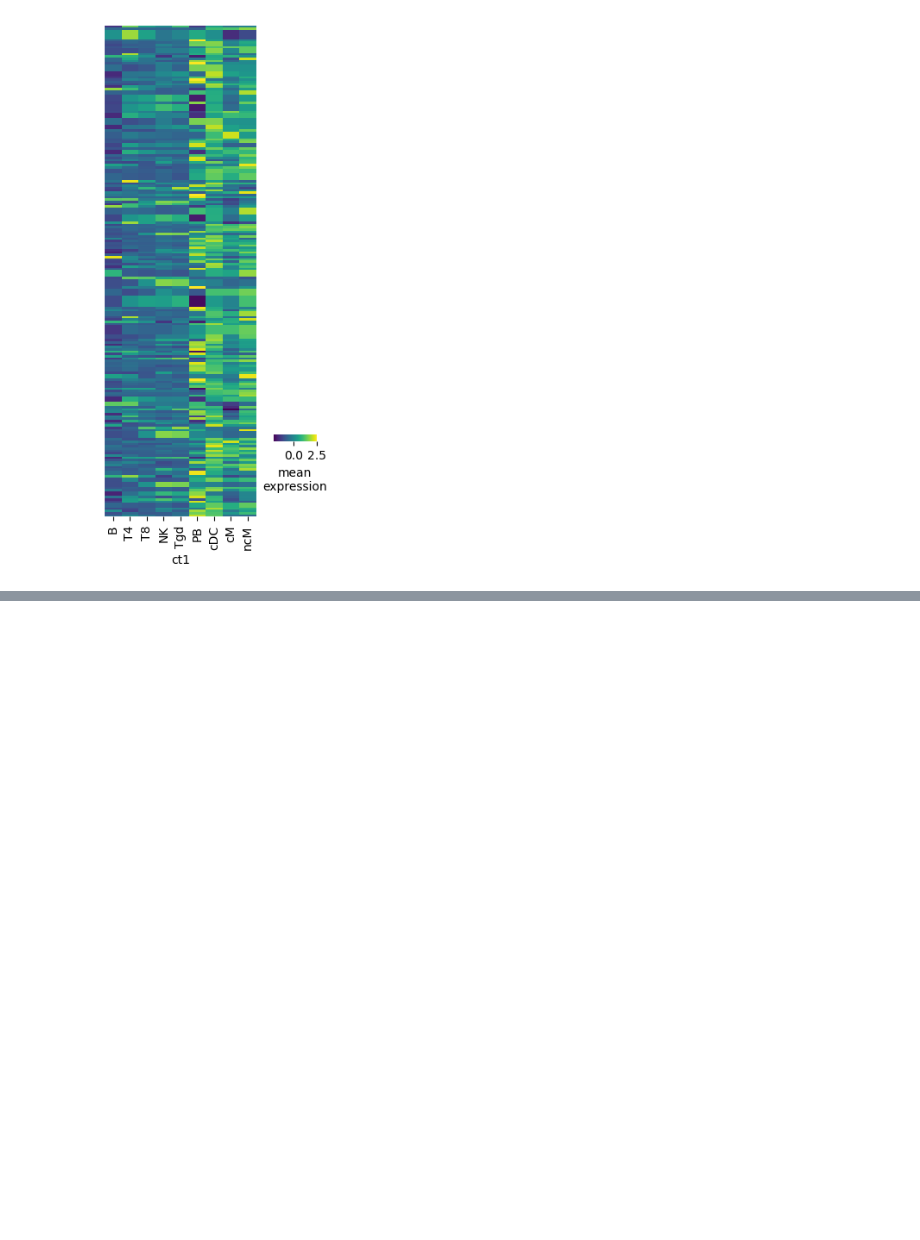
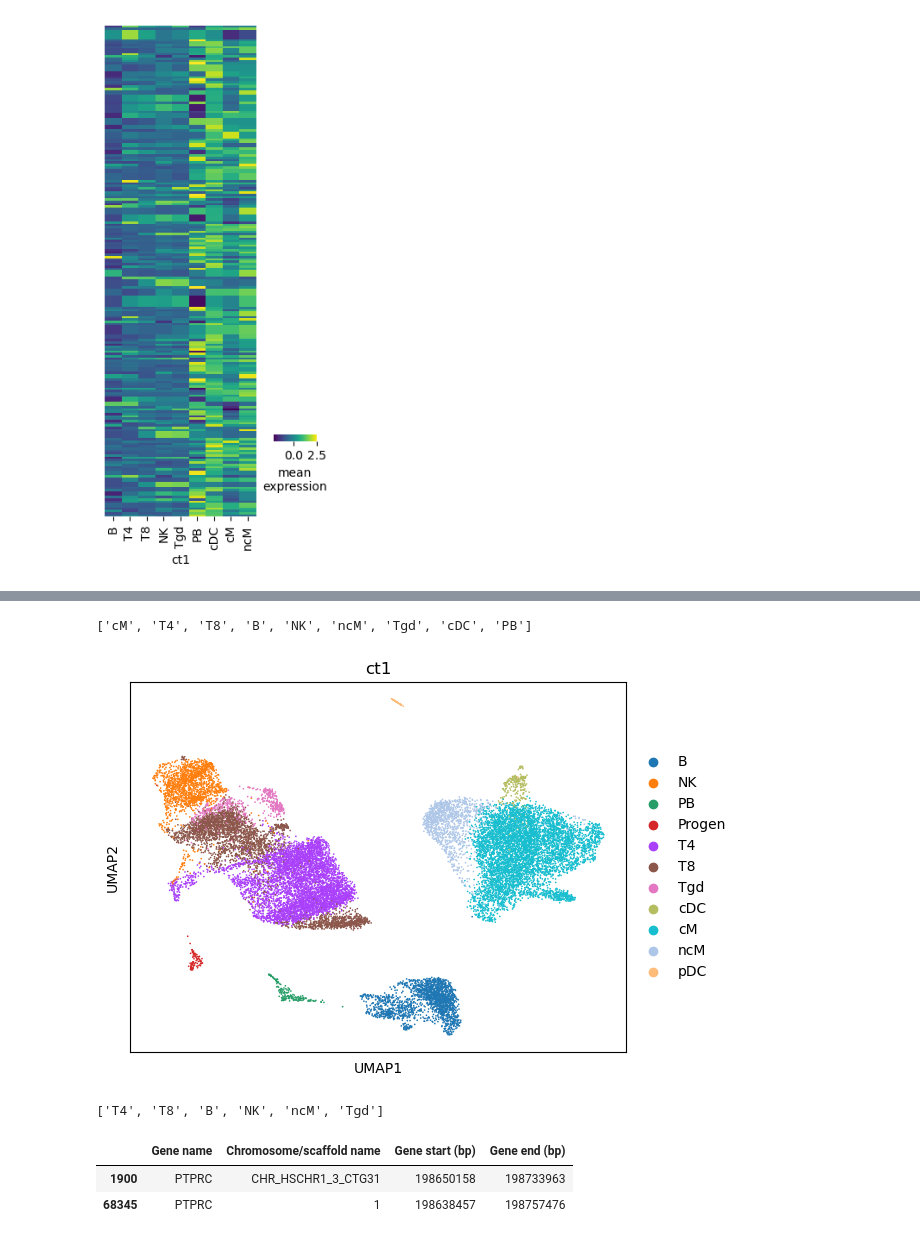
Before and after one commit to dbogdano/scSLR, a Jupyter notebook: notebooks/fig1/scquint_DE_PBMC.ipynb, the cells around one changed output, grey strips where cells are left out. Cells and saved outputs as stored; diff of their text form; code cells hidden in the pictures; blank space fills up the shorter version.

```diff
--- a/notebooks/fig1/scquint_DE_PBMC.ipynb
+++ b/notebooks/fig1/scquint_DE_PBMC.ipynb
@@ -437,0 +445,4 @@ c.ax_col_dendrogram.set_visible(False)
+# %%
+groups_test
+# %% [output]
+['cM', 'T4', 'T8', 'B', 'NK', 'ncM', 'Tgd', 'cDC', 'PB']
@@ -437,0 +472,6 @@ c.ax_col_dendrogram.set_visible(False)
+# %%
+sc.pl.umap(adata_spl,
+           color='ct1'
+          )
+# %% [output]
+[figure, added]
@@ -437,0 +484,4 @@ c.ax_col_dendrogram.set_visible(False)
+# %%
+link_files[1:-2]
+# %% [output]
+['T4', 'T8', 'B', 'NK', 'ncM', 'Tgd']
@@ -437,0 +559,6 @@ c.ax_col_dendrogram.set_visible(False)
+# %%
+genes[genes['Gene name'] == 'PTPRC']
+# %% [output]
+|  | Gene name | Chromosome/scaffold name | Gene start (bp) | Gene end (bp) |
+| 1900 | PTPRC | CHR_HSCHR1_3_CTG31 | 198650158 | 198733963 |
+| 68345 | PTPRC | 1 | 198638457 | 198757476 |
```
Also changed, not shown: parts of 13 cells of this notebook, 14 other files.
